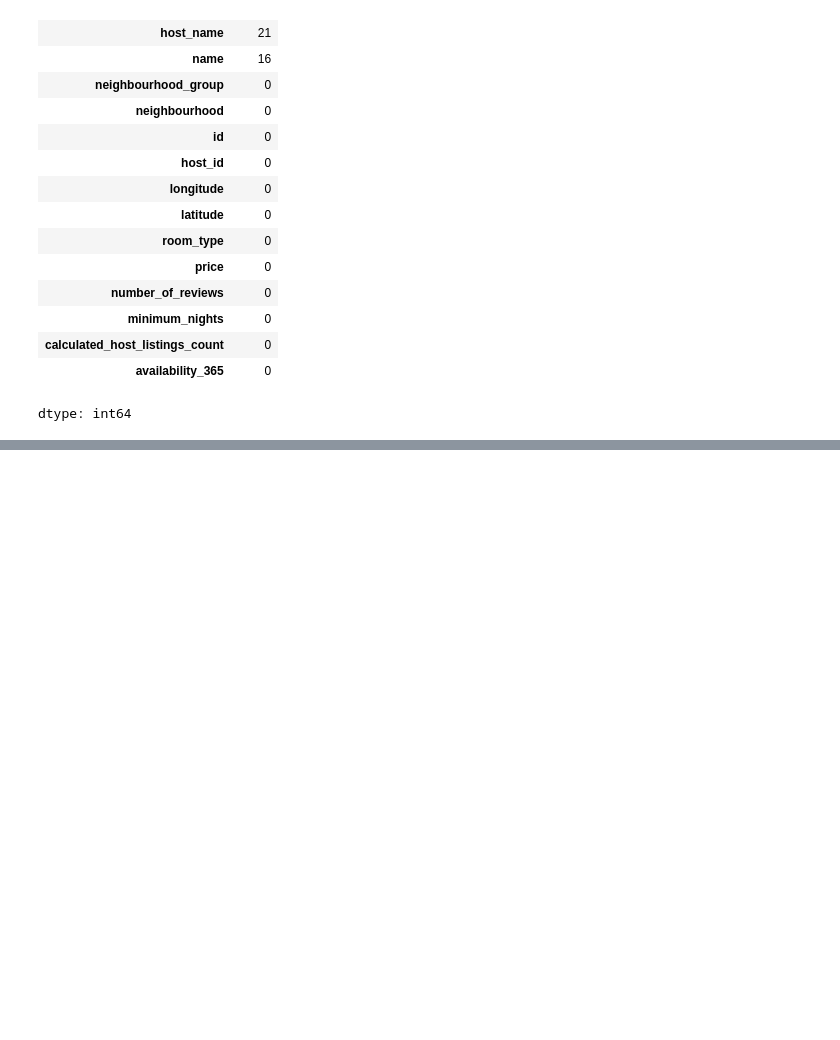
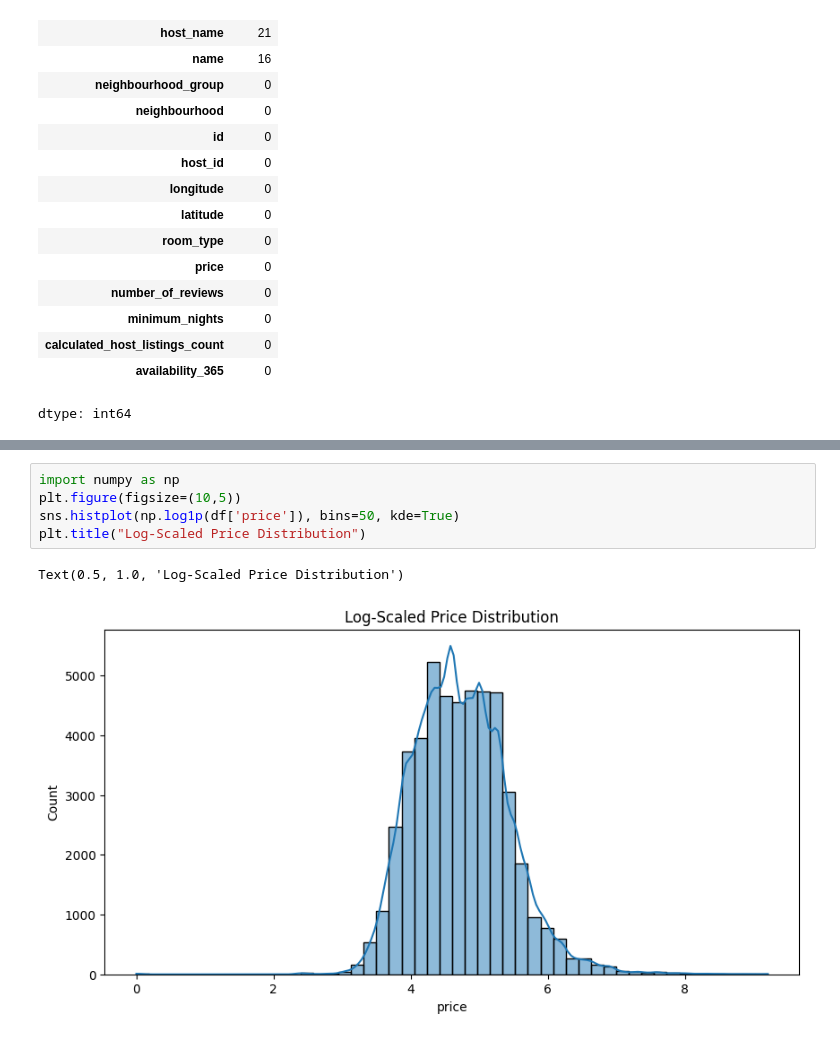
Before and after one commit to Ani-404/NYC-Airbnb, a Jupyter notebook: notebooks/colab.ipynb, the cells around one changed output, grey strips where cells are left out. Saved outputs shown, nothing was run; the diff lists cells and outputs as text; blank space fills up the shorter version.

```diff
--- a/notebooks/colab.ipynb
+++ b/notebooks/colab.ipynb
@@ -113,0 +123,8 @@ dtype: int64
+# %%
+import numpy as np
+plt.figure(figsize=(10,5))
+sns.histplot(np.log1p(df['price']), bins=50, kde=True)
+plt.title("Log-Scaled Price Distribution")
+# %% [output]
+Text(0.5, 1.0, 'Log-Scaled Price Distribution')
+[figure, added]
```
Also changed, not shown: parts of 2 cells of this notebook.
